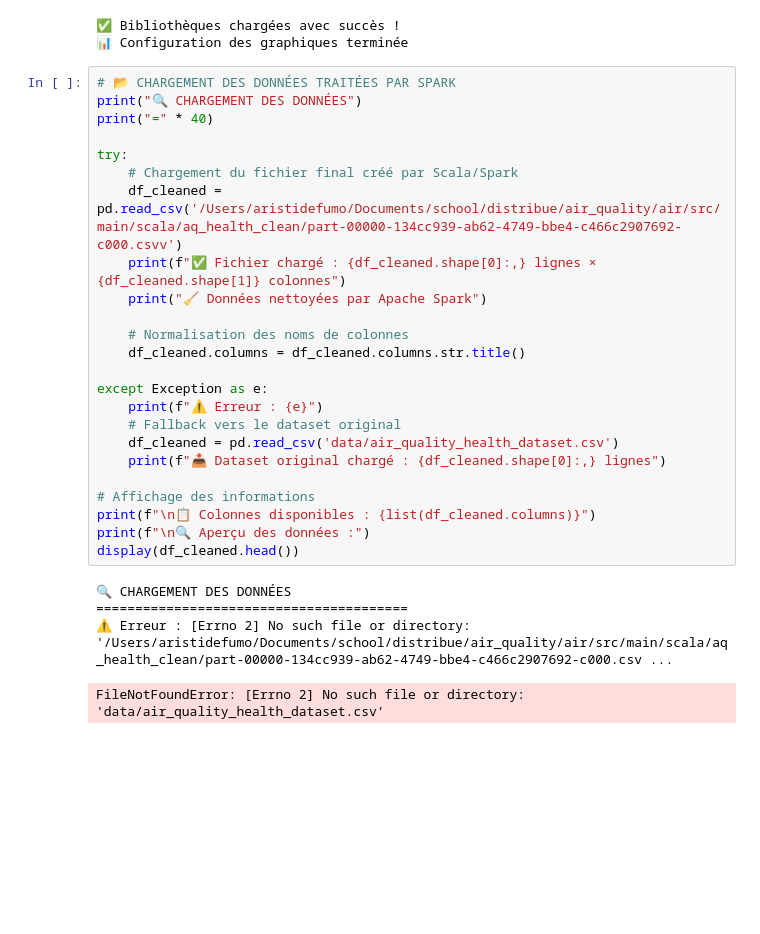
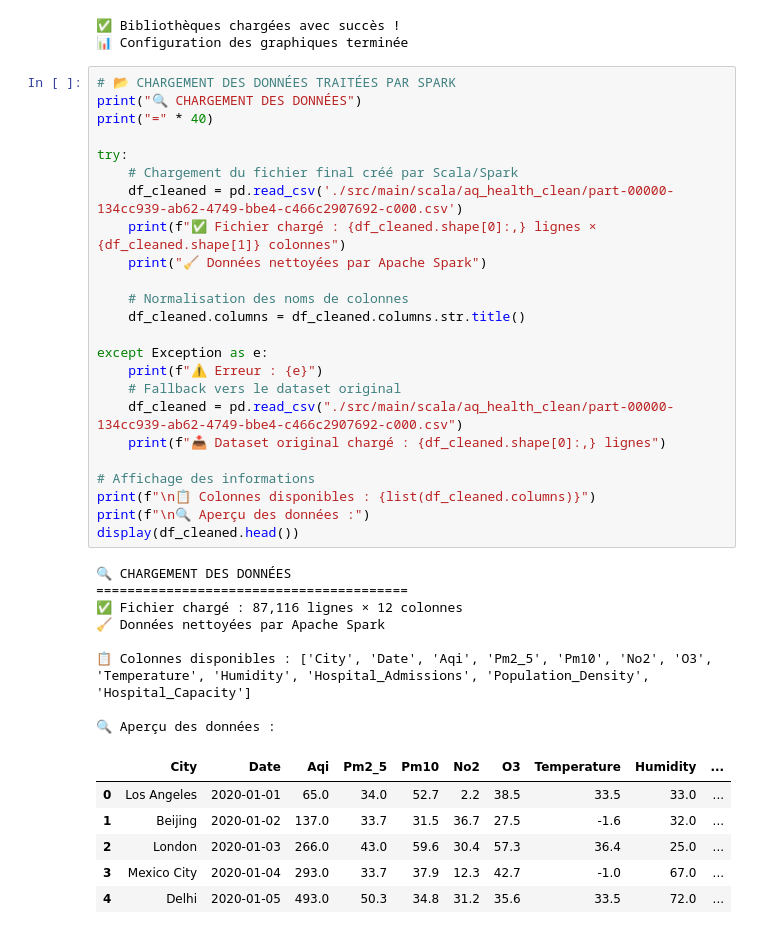
Before and after one commit to ari1008/air_quality, a Jupyter notebook: air/analyse_qualite_air_final.ipynb, the cells around one changed output. Saved outputs shown, nothing was run; the diff lists cells and outputs as text; blank space fills up the shorter version.

```diff
--- a/air/analyse_qualite_air_final.ipynb
+++ b/air/analyse_qualite_air_final.ipynb
@@ -23,32 +23,42 @@ print("📊 Configuration des graphiques terminée")
 # %%
 # 📂 CHARGEMENT DES DONNÉES TRAITÉES PAR SPARK
 print("🔍 CHARGEMENT DES DONNÉES")
 print("=" * 40)
 
 try:
     # Chargement du fichier final créé par Scala/Spark
-    df_cleaned = pd.read_csv('/Users/aristidefumo/Documents/school/distribue/air_quality/air/src/main/scala/aq_health_clean/part-00000-134cc939-ab62-4749-bbe4-c466c2907692-c000.csvv')
+    df_cleaned = pd.read_csv('./src/main/scala/aq_health_clean/part-00000-134cc939-ab62-4749-bbe4-c466c2907692-c000.csv')
     print(f"✅ Fichier chargé : {df_cleaned.shape[0]:,} lignes × {df_cleaned.shape[1]} colonnes")
     print("🧹 Données nettoyées par Apache Spark")
 
     # Normalisation des noms de colonnes
     df_cleaned.columns = df_cleaned.columns.str.title()
 
 except Exception as e:
     print(f"⚠️ Erreur : {e}")
     # Fallback vers le dataset original
-    df_cleaned = pd.read_csv('data/air_quality_health_dataset.csv')
+    df_cleaned = pd.read_csv("./src/main/scala/aq_health_clean/part-00000-134cc939-ab62-4749-bbe4-c466c2907692-c000.csv")
     print(f"📥 Dataset original chargé : {df_cleaned.shape[0]:,} lignes")
 
 # Affichage des informations
 print(f"\n📋 Colonnes disponibles : {list(df_cleaned.columns)}")
 print(f"\n🔍 Aperçu des données :")
 display(df_cleaned.head())
 # %% [output]
 🔍 CHARGEMENT DES DONNÉES
 ========================================
-⚠️ Erreur : [Errno 2] No such file or directory: '/Users/aristidefumo/Documents/school/distribue/air_quality/air/src/main/scala/aq_health_clean/part-00000-134cc939-ab62-4749-bbe4-c466c2907692-c000.csv ...
+✅ Fichier chargé : 87,116 lignes × 12 colonnes
+🧹 Données nettoyées par Apache Spark
+
+📋 Colonnes disponibles : ['City', 'Date', 'Aqi', 'Pm2_5', 'Pm10', 'No2', 'O3', 'Temperature', 'Humidity', 'Hospital_Admissions', 'Population_Density', 'Hospital_Capacity']
+
+🔍 Aperçu des données :
-FileNotFoundError: [Errno 2] No such file or directory: 'data/air_quality_health_dataset.csv'
+|  | City | Date | Aqi | Pm2_5 | Pm10 | No2 | O3 | Temperature | Humidity | ... |
+| 0 | Los Angeles | 2020-01-01 | 65.0 | 34.0 | 52.7 | 2.2 | 38.5 | 33.5 | 33.0 | ... |
+| 1 | Beijing | 2020-01-02 | 137.0 | 33.7 | 31.5 | 36.7 | 27.5 | -1.6 | 32.0 | ... |
+| 2 | London | 2020-01-03 | 266.0 | 43.0 | 59.6 | 30.4 | 57.3 | 36.4 | 25.0 | ... |
+| 3 | Mexico City | 2020-01-04 | 293.0 | 33.7 | 37.9 | 12.3 | 42.7 | -1.0 | 67.0 | ... |
+| 4 | Delhi | 2020-01-05 | 493.0 | 50.3 | 34.8 | 31.2 | 35.6 | 33.5 | 72.0 | ... |
 # %%
 # 📊 ANALYSE STATISTIQUE DESCRIPTIVE
 print("📊 STATISTIQUES DESCRIPTIVES")
```
Also changed, not shown: parts of 7 cells of this notebook.
